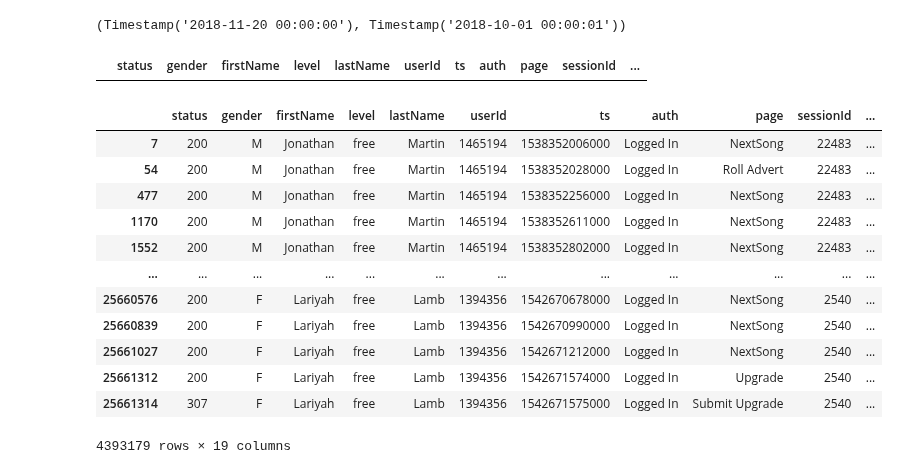
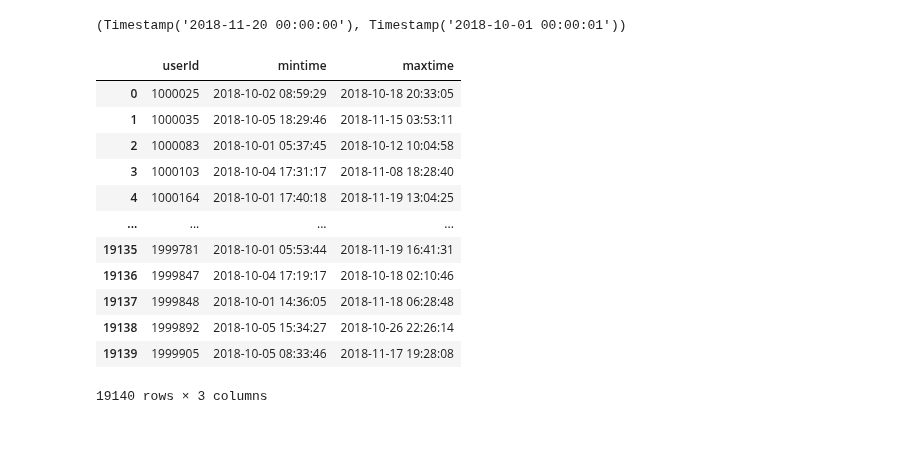
Before and after one commit to Martinoor/datascience, a Jupyter notebook: EDA_test.ipynb, the cells around one changed output. Saved outputs shown, nothing was run; the diff lists cells and outputs as text; code cells hidden in the pictures; blank space fills up the shorter version.

```diff
--- a/EDA_test.ipynb
+++ b/EDA_test.ipynb
@@ -96,6 +65,5 @@ train.time.max(), train.time.min()
 # %% [output]
 (Timestamp('2018-11-20 00:00:00'), Timestamp('2018-10-01 00:00:01'))
 # %%
-test.loc[test['page'] == 'Cancellation Confirmation']
+user_times = train.groupby('userId')['time'].agg(['min', 'max']).reset_index()
+user_times = user_times.rename(columns={'min': 'mintime', 'max': 'maxtime'})
-# %% [output]
-|  | status | gender | firstName | level | lastName | userId | ts | auth | page | sessionId | ... |
@@ -102,16 +73,16 @@ test.loc[test['page'] == 'Cancellation Confirmation']
 # %%
-test
+user_times
 # %% [output]
-|  | status | gender | firstName | level | lastName | userId | ts | auth | page | sessionId | ... |
-| 7 | 200 | M | Jonathan | free | Martin | 1465194 | 1538352006000 | Logged In | NextSong | 22483 | ... |
-| 54 | 200 | M | Jonathan | free | Martin | 1465194 | 1538352028000 | Logged In | Roll Advert | 22483 | ... |
-| 477 | 200 | M | Jonathan | free | Martin | 1465194 | 1538352256000 | Logged In | NextSong | 22483 | ... |
-| 1170 | 200 | M | Jonathan | free | Martin | 1465194 | 1538352611000 | Logged In | NextSong | 22483 | ... |
-| 1552 | 200 | M | Jonathan | free | Martin | 1465194 | 1538352802000 | Logged In | NextSong | 22483 | ... |
-| ... | ... | ... | ... | ... | ... | ... | ... | ... | ... | ... | ... |
-| 25660576 | 200 | F | Lariyah | free | Lamb | 1394356 | 1542670678000 | Logged In | NextSong | 2540 | ... |
-| 25660839 | 200 | F | Lariyah | free | Lamb | 1394356 | 1542670990000 | Logged In | NextSong | 2540 | ... |
-| 25661027 | 200 | F | Lariyah | free | Lamb | 1394356 | 1542671212000 | Logged In | NextSong | 2540 | ... |
-| 25661312 | 200 | F | Lariyah | free | Lamb | 1394356 | 1542671574000 | Logged In | Upgrade | 2540 | ... |
-| 25661314 | 307 | F | Lariyah | free | Lamb | 1394356 | 1542671575000 | Logged In | Submit Upgrade | 2540 | ... |
+|  | userId | mintime | maxtime |
+| 0 | 1000025 | 2018-10-02 08:59:29 | 2018-10-18 20:33:05 |
+| 1 | 1000035 | 2018-10-05 18:29:46 | 2018-11-15 03:53:11 |
+| 2 | 1000083 | 2018-10-01 05:37:45 | 2018-10-12 10:04:58 |
+| 3 | 1000103 | 2018-10-04 17:31:17 | 2018-11-08 18:28:40 |
+| 4 | 1000164 | 2018-10-01 17:40:18 | 2018-11-19 13:04:25 |
+| ... | ... | ... | ... |
+| 19135 | 1999781 | 2018-10-01 05:53:44 | 2018-11-19 16:41:31 |
+| 19136 | 1999847 | 2018-10-04 17:19:17 | 2018-10-18 02:10:46 |
+| 19137 | 1999848 | 2018-10-01 14:36:05 | 2018-11-18 06:28:48 |
+| 19138 | 1999892 | 2018-10-05 15:34:27 | 2018-10-26 22:26:14 |
+| 19139 | 1999905 | 2018-10-05 08:33:46 | 2018-11-17 19:28:08 |
-4393179 rows × 19 columns
+19140 rows × 3 columns
```
Also changed, not shown: parts of 8 cells of this notebook, 4 other files.
